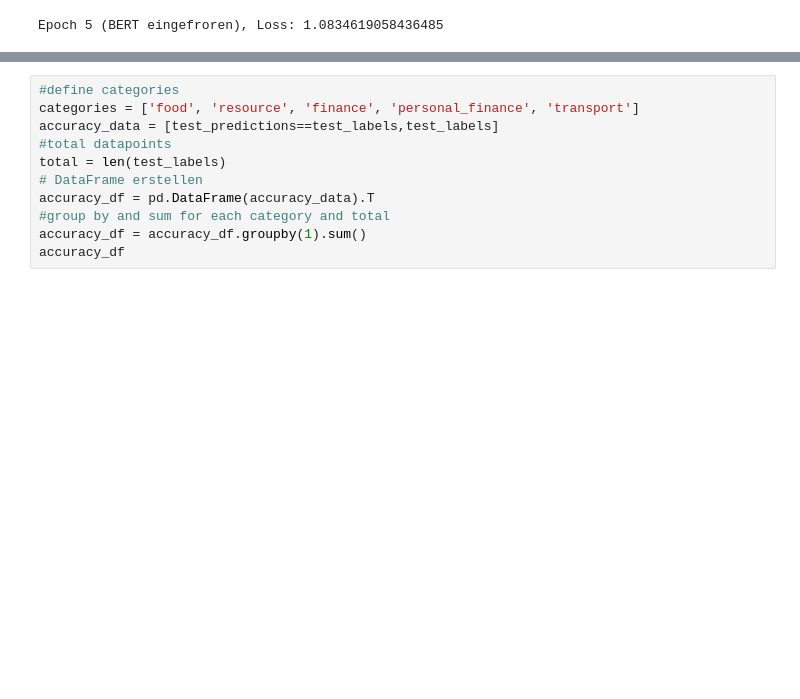
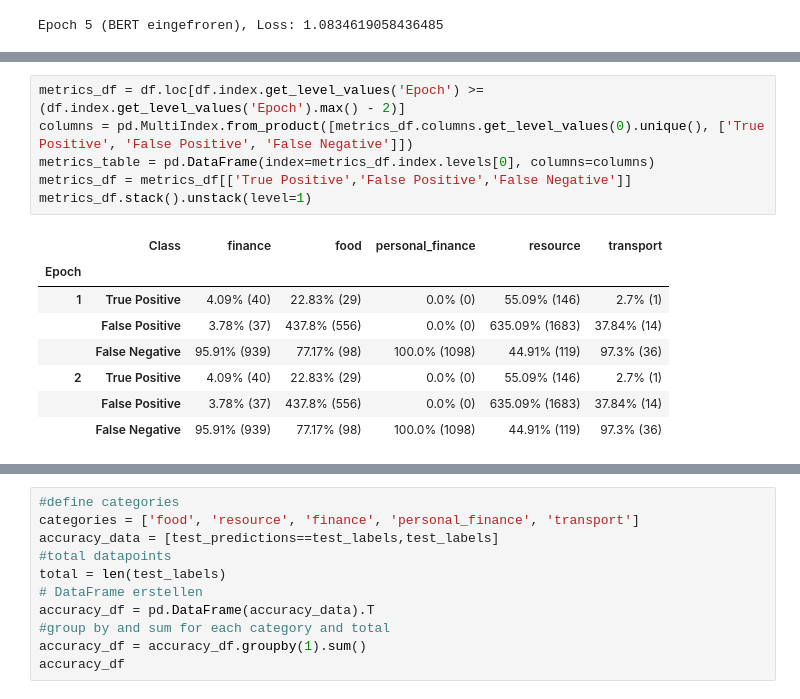
Before and after one commit to Bratpfannengamer/Reuters, a Jupyter notebook: notebook.ipynb, the cells around one changed output, grey strips where cells are left out. Cells and saved outputs as stored; diff of their text form; blank space fills up the shorter version.

```diff
--- a/notebook.ipynb
+++ b/notebook.ipynb
@@ -473,0 +537,15 @@ Accuracy: 0.6532322426177175
+# %%
+metrics_df = df.loc[df.index.get_level_values('Epoch') >= (df.index.get_level_values('Epoch').max() - 2)]
+columns = pd.MultiIndex.from_product([metrics_df.columns.get_level_values(0).unique(), ['True Positive', 'False Positive', 'False Negative']])
+metrics_table = pd.DataFrame(index=metrics_df.index.levels[0], columns=columns)
+metrics_df = metrics_df[['True Positive','False Positive','False Negative']]
+metrics_df.stack().unstack(level=1)
+# %% [output]
+|  | Class | finance | food | personal_finance | resource | transport |
+| Epoch |  |  |  |  |  |  |
+| 1 | True Positive | 4.09% (40) | 22.83% (29) | 0.0% (0) | 55.09% (146) | 2.7% (1) |
+|  | False Positive | 3.78% (37) | 437.8% (556) | 0.0% (0) | 635.09% (1683) | 37.84% (14) |
+|  | False Negative | 95.91% (939) | 77.17% (98) | 100.0% (1098) | 44.91% (119) | 97.3% (36) |
+| 2 | True Positive | 4.09% (40) | 22.83% (29) | 0.0% (0) | 55.09% (146) | 2.7% (1) |
+|  | False Positive | 3.78% (37) | 437.8% (556) | 0.0% (0) | 635.09% (1683) | 37.84% (14) |
+|  | False Negative | 95.91% (939) | 77.17% (98) | 100.0% (1098) | 44.91% (119) | 97.3% (36) |
```
Also changed, not shown: parts of 12 cells of this notebook.
